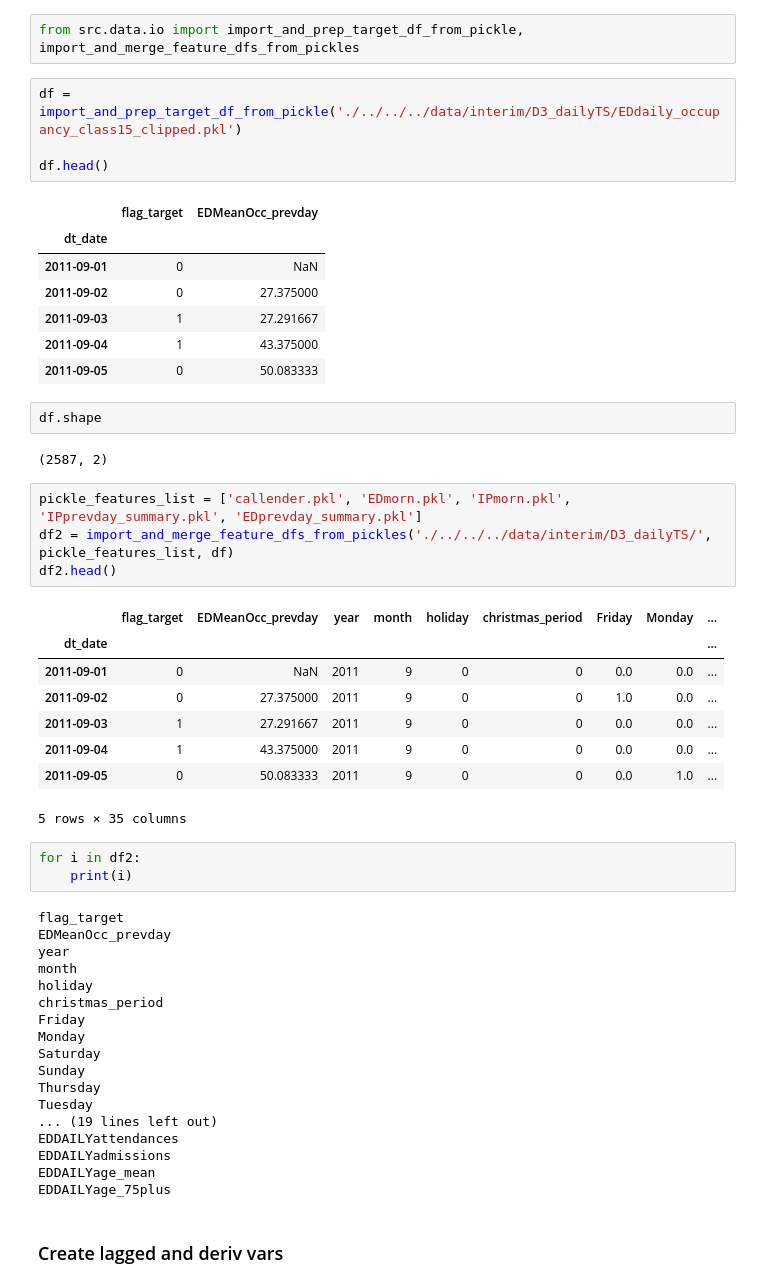
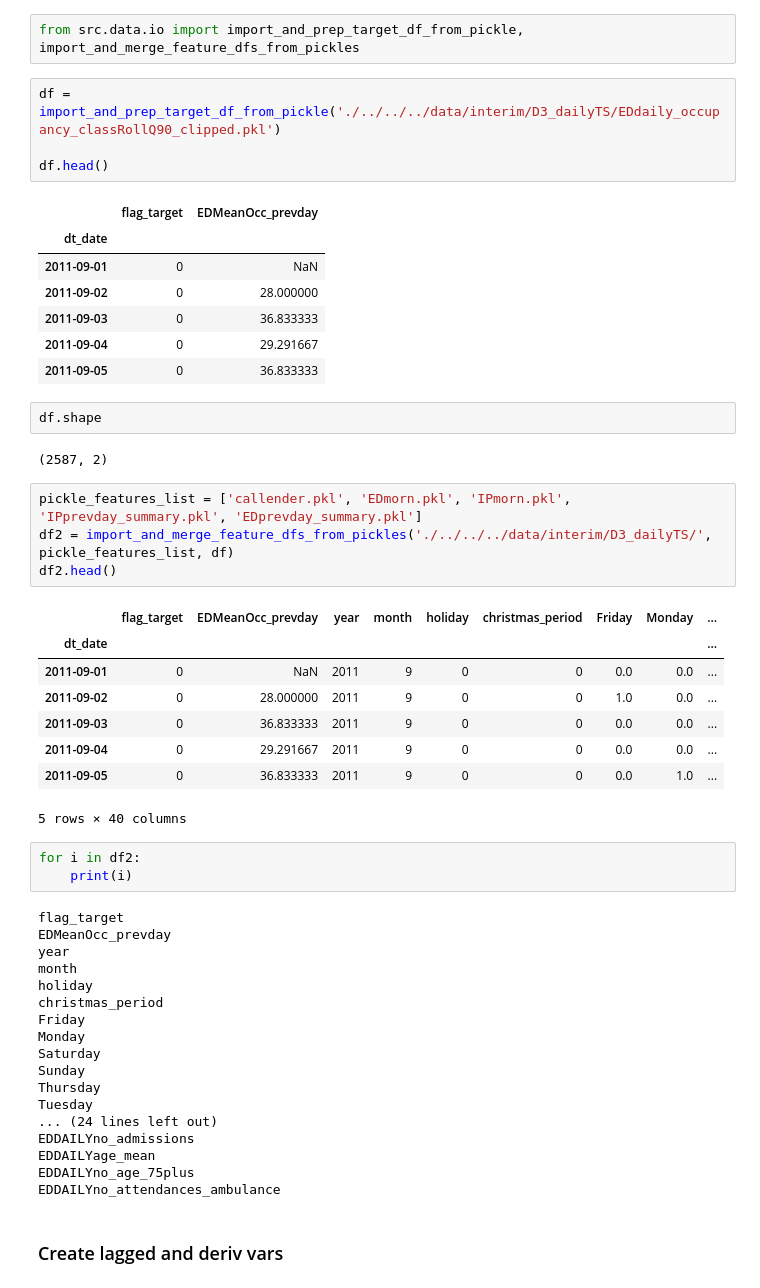
Before and after one commit to BradKeogh/EDclassification, a Jupyter notebook: notebooks/model/highdim_models/D3_highdim.ipynb, the cells around one changed output. Saved outputs shown, nothing was run; the diff lists cells and outputs as text.

```diff
--- a/notebooks/model/highdim_models/D3_highdim.ipynb
+++ b/notebooks/model/highdim_models/D3_highdim.ipynb
@@ -9,17 +9,17 @@ import numpy as np
 # %%
 from src.data.io import import_and_prep_target_df_from_pickle, import_and_merge_feature_dfs_from_pickles
 # %%
-df = import_and_prep_target_df_from_pickle('./../../../data/interim/D3_dailyTS/EDdaily_occupancy_class15_clipped.pkl')
+df = import_and_prep_target_df_from_pickle('./../../../data/interim/D3_dailyTS/EDdaily_occupancy_classRollQ90_clipped.pkl')
 
 df.head()
 # %% [output]
 |  | flag_target | EDMeanOcc_prevday |
 | dt_date |  |  |
 | 2011-09-01 | 0 | NaN |
-| 2011-09-02 | 0 | 27.375000 |
-| 2011-09-03 | 1 | 27.291667 |
-| 2011-09-04 | 1 | 43.375000 |
-| 2011-09-05 | 0 | 50.083333 |
+| 2011-09-02 | 0 | 28.000000 |
+| 2011-09-03 | 0 | 36.833333 |
+| 2011-09-04 | 0 | 29.291667 |
+| 2011-09-05 | 0 | 36.833333 |
 # %%
 df.shape
 # %% [output]
@@ -32,11 +32,11 @@ df2.head()
 |  | flag_target | EDMeanOcc_prevday | year | month | holiday | christmas_period | Friday | Monday | ... |
 | dt_date |  |  |  |  |  |  |  |  | ... |
 | 2011-09-01 | 0 | NaN | 2011 | 9 | 0 | 0 | 0.0 | 0.0 | ... |
-| 2011-09-02 | 0 | 27.375000 | 2011 | 9 | 0 | 0 | 1.0 | 0.0 | ... |
-| 2011-09-03 | 1 | 27.291667 | 2011 | 9 | 0 | 0 | 0.0 | 0.0 | ... |
-| 2011-09-04 | 1 | 43.375000 | 2011 | 9 | 0 | 0 | 0.0 | 0.0 | ... |
-| 2011-09-05 | 0 | 50.083333 | 2011 | 9 | 0 | 0 | 0.0 | 1.0 | ... |
+| 2011-09-02 | 0 | 28.000000 | 2011 | 9 | 0 | 0 | 1.0 | 0.0 | ... |
+| 2011-09-03 | 0 | 36.833333 | 2011 | 9 | 0 | 0 | 0.0 | 0.0 | ... |
+| 2011-09-04 | 0 | 29.291667 | 2011 | 9 | 0 | 0 | 0.0 | 0.0 | ... |
+| 2011-09-05 | 0 | 36.833333 | 2011 | 9 | 0 | 0 | 0.0 | 1.0 | ... |
-5 rows × 35 columns
+5 rows × 40 columns
 # %%
 for i in df2:
     print(i)
@@ -53,11 +53,11 @@ Saturday
 Sunday
 Thursday
 Tuesday
-... (19 lines left out)
-EDDAILYattendances
-EDDAILYadmissions
+... (24 lines left out)
+EDDAILYno_admissions
 EDDAILYage_mean
-EDDAILYage_75plus
+EDDAILYno_age_75plus
+EDDAILYno_attendances_ambulance
 # %% [markdown]
 ### Create lagged and deriv vars
 # %%
```
Also changed, not shown: parts of 37 cells of this notebook, 14 other files.
